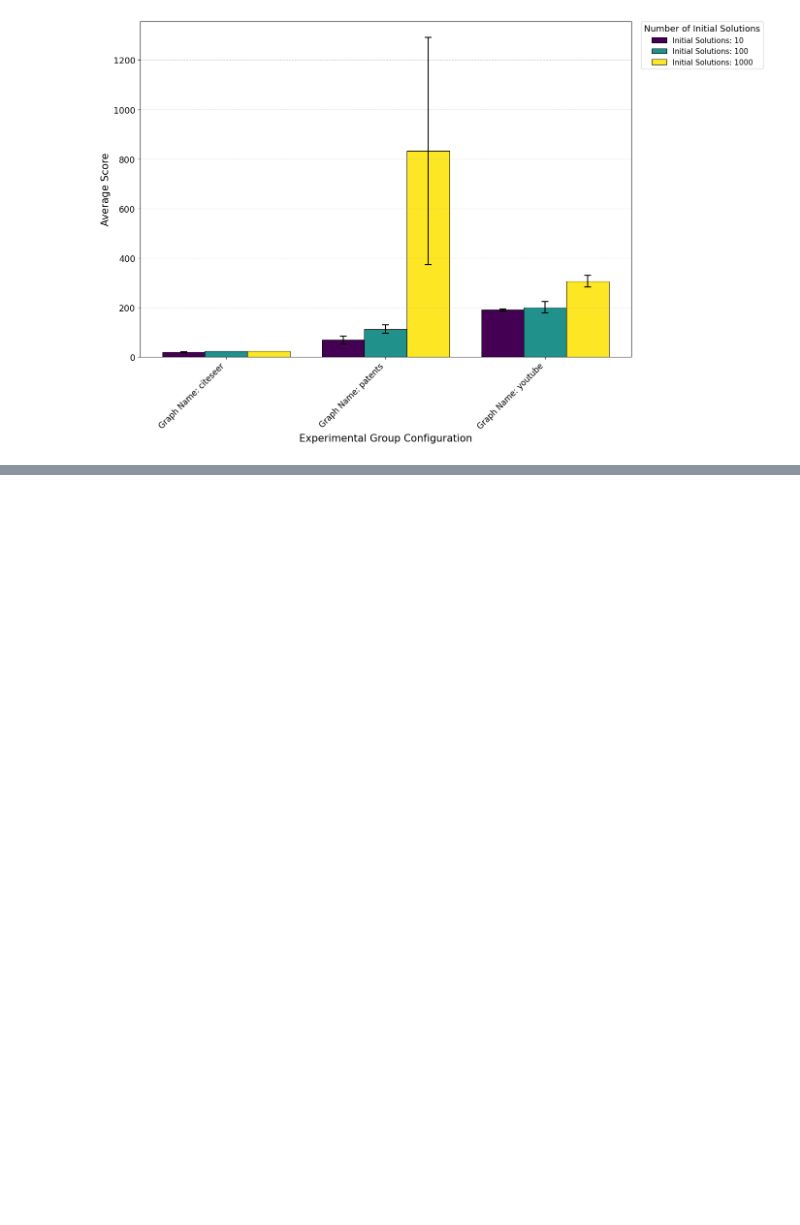
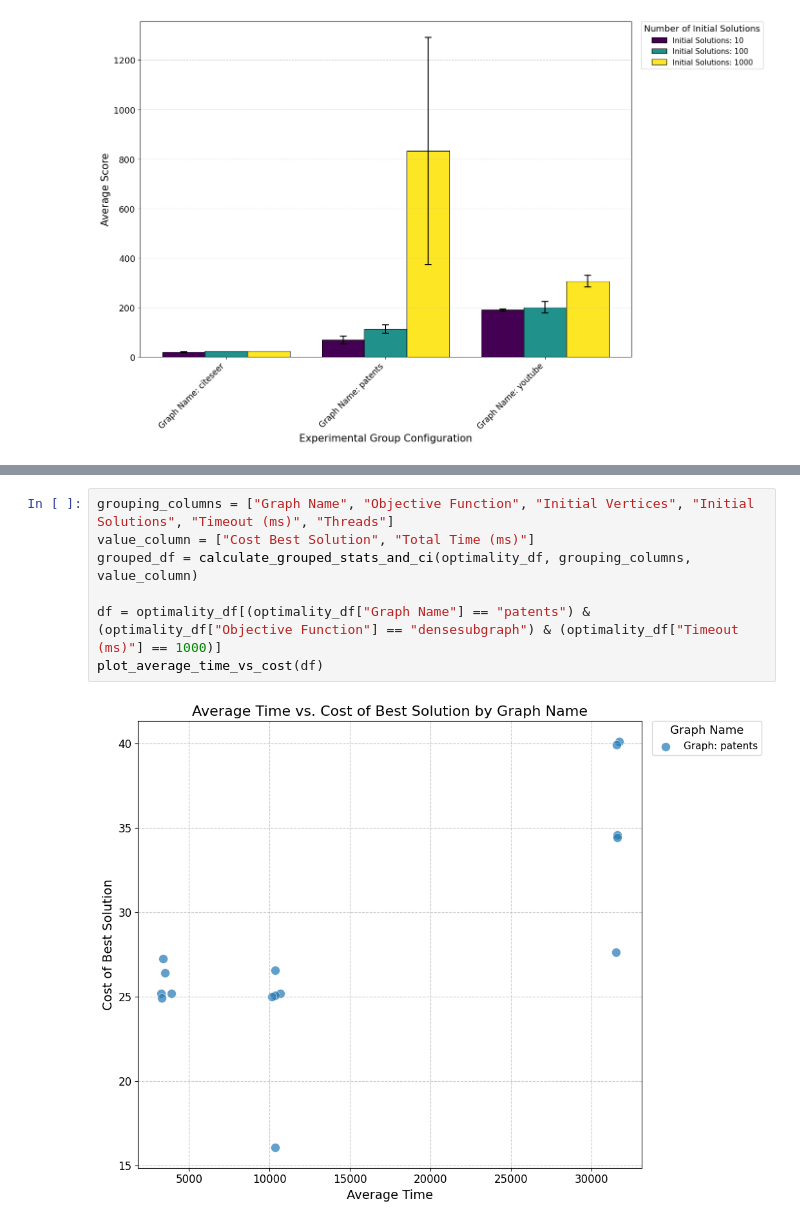
Before and after one commit to dcc-ufla-graph-mining/fractal, a Jupyter notebook: plots/optimality_plots.ipynb, the cells around one changed output, grey strips where cells are left out. Cells and saved outputs as stored; diff of their text form; blank space fills up the shorter version.

```diff
--- a/plots/optimality_plots.ipynb
+++ b/plots/optimality_plots.ipynb
@@ -258,0 +319,9 @@ plot_average_by_group_and_initial_solutions(df, grouping_cols)
+# %%
+grouping_columns = ["Graph Name", "Objective Function", "Initial Vertices", "Initial Solutions", "Timeout (ms)", "Threads"]
+value_column = ["Cost Best Solution", "Total Time (ms)"]
+grouped_df = calculate_grouped_stats_and_ci(optimality_df, grouping_columns, value_column)
+
+df = optimality_df[(optimality_df["Graph Name"] == "patents") & (optimality_df["Objective Function"] == "densesubgraph") & (optimality_df["Timeout (ms)"] == 1000)]
+plot_average_time_vs_cost(df)
+# %% [output]
+[figure, added]
```
Also changed, not shown: parts of 5 cells of this notebook, 2 other files.
